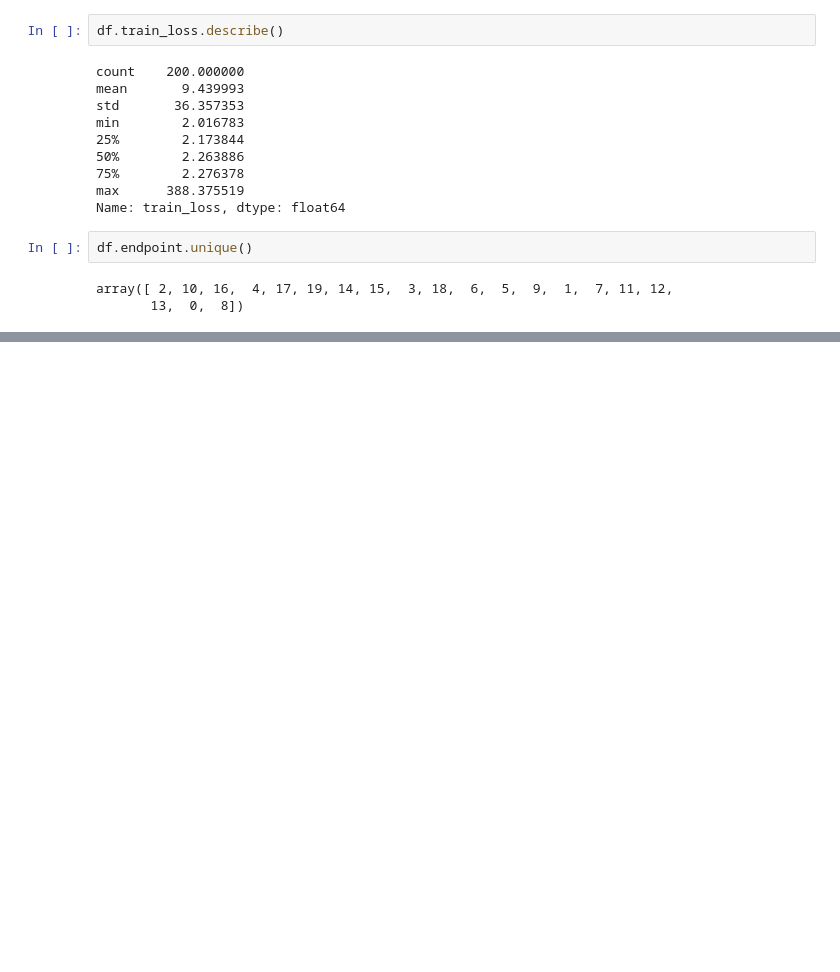
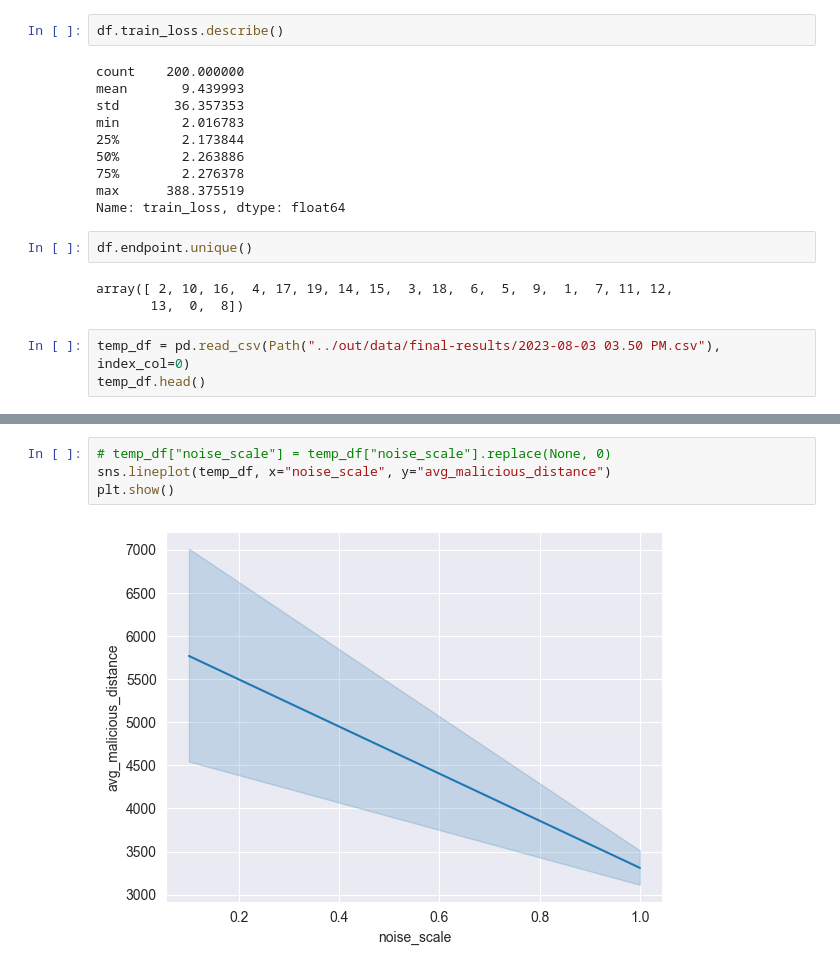
Before and after one commit to akathikar/Differential-Privacy-FL, a Jupyter notebook: notebooks/Experiment Plots.ipynb, the cells around one changed output, grey strips where cells are left out. Cells and saved outputs as stored; diff of their text form; blank space fills up the shorter version.

```diff
--- a/notebooks/Experiment Plots.ipynb
+++ b/notebooks/Experiment Plots.ipynb
@@ -59,3 +59,6 @@ df.endpoint.unique()
 # %% [output]
 array([ 2, 10, 16,  4, 17, 19, 14, 15,  3, 18,  6,  5,  9,  1,  7, 11, 12,
        13,  0,  8])
+# %%
+temp_df = pd.read_csv(Path("../out/data/final-results/2023-08-03 03.50 PM.csv"), index_col=0)
+temp_df.head()
@@ -61,0 +72,6 @@ array([ 2, 10, 16,  4, 17, 19, 14, 15,  3, 18,  6,  5,  9,  1,  7, 11, 12,
+# %%
+# temp_df["noise_scale"] = temp_df["noise_scale"].replace(None, 0)
+sns.lineplot(temp_df, x="noise_scale", y="avg_malicious_distance")
+plt.show()
+# %% [output]
+[figure, added]
```
Also changed, not shown: parts of 2 cells of this notebook, 3 other files.
